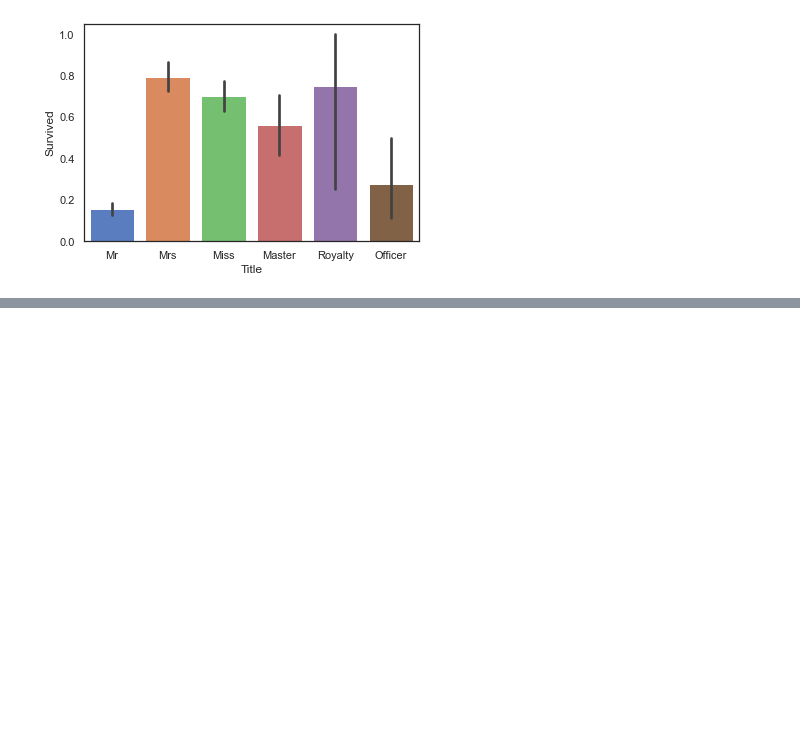
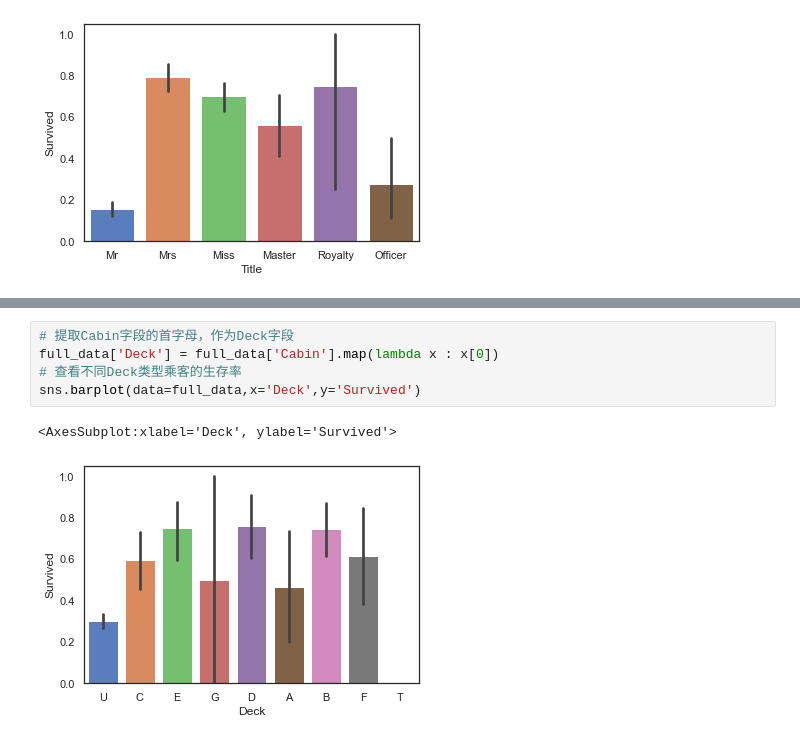
Before and after one commit to aissur320/.kaggle, a Jupyter notebook: titanic/titanic/code.ipynb, the cells around one changed output, grey strips where cells are left out. Cells and saved outputs as stored; diff of their text form; blank space fills up the shorter version.

```diff
--- a/titanic/titanic/code.ipynb
+++ b/titanic/titanic/code.ipynb
@@ -359,0 +389,8 @@ sns.barplot(data=full_data,x='Title',y='Survived')
+# %%
+# 提取Cabin字段的首字母，作为Deck字段
+full_data['Deck'] = full_data['Cabin'].map(lambda x : x[0])
+# 查看不同Deck类型乘客的生存率
+sns.barplot(data=full_data,x='Deck',y='Survived')
+# %% [output]
+<AxesSubplot:xlabel='Deck', ylabel='Survived'>
+[figure, added]
```
Also changed, not shown: parts of 13 cells of this notebook.
